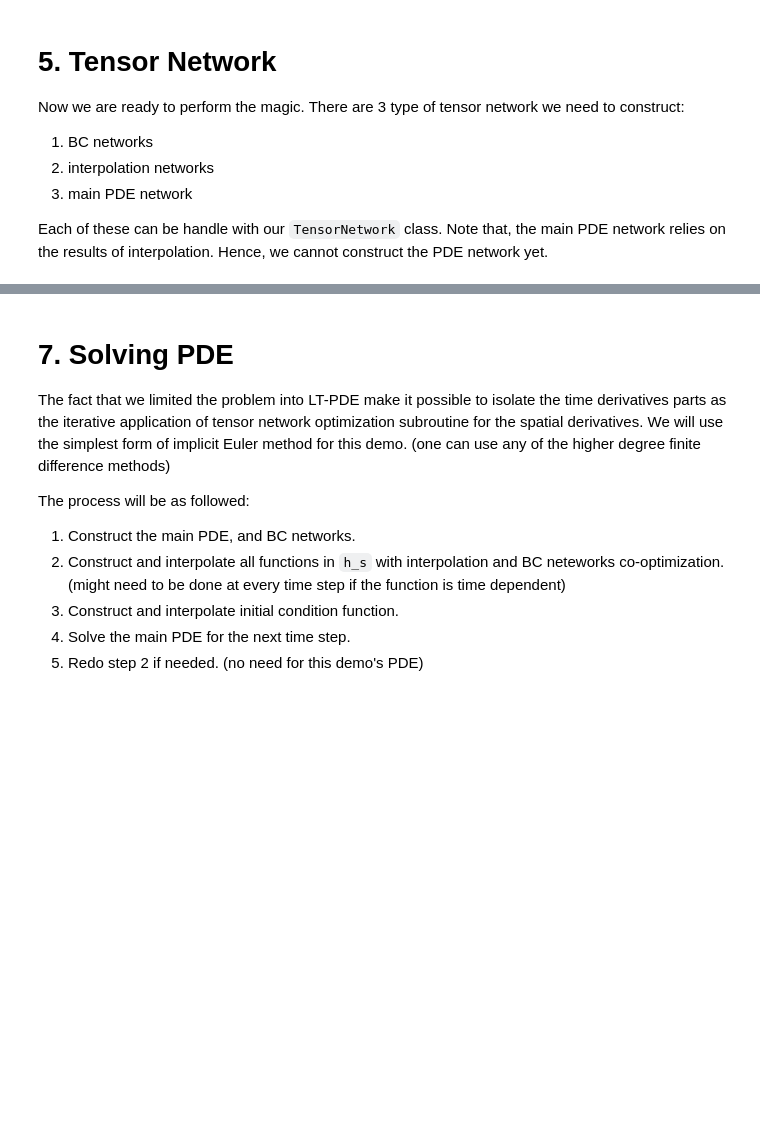
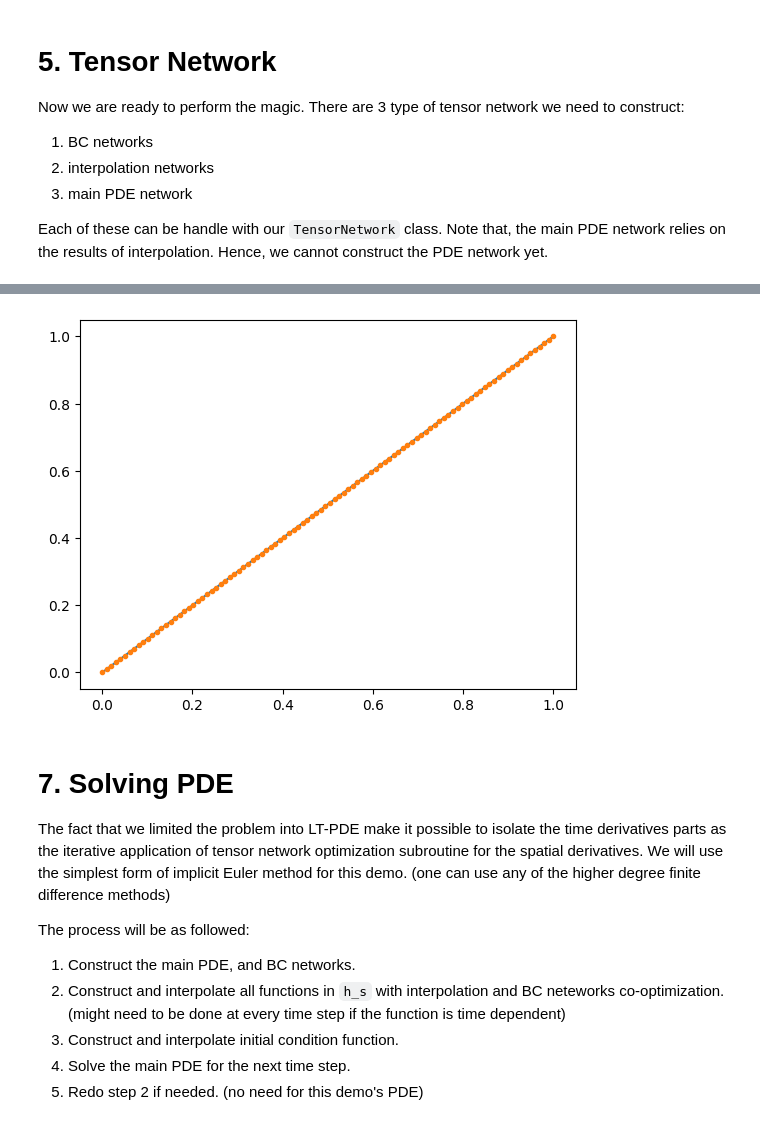
Before and after one commit to c-earth/TNPDE, a Jupyter notebook: demo.ipynb, the cells around one changed output, grey strips where cells are left out. Saved outputs shown, nothing was run; the diff lists cells and outputs as text; code cells hidden in the pictures; blank space fills up the shorter version.

```diff
--- a/demo.ipynb
+++ b/demo.ipynb
@@ -147,3 +145,17 @@ interpolate
+# %%
+fun = lambda x: x
+rep = fe.fun2rep(fun)
+fun_rec = fe.rep2fun(rep)
+# %%
+import matplotlib.pyplot as plt
+
+x = np.linspace(0, 1, 100)
+plt.figure()
+plt.plot(x, fun(x))
+plt.plot(x, [fun_rec(np.array([c])) for c in x], '.')
+plt.show()
+# %% [output]
+[figure, added]
 # %% [markdown]
 # 7. Solving PDE
 
```
Also changed, not shown: parts of 7 cells of this notebook, 2 other files.
